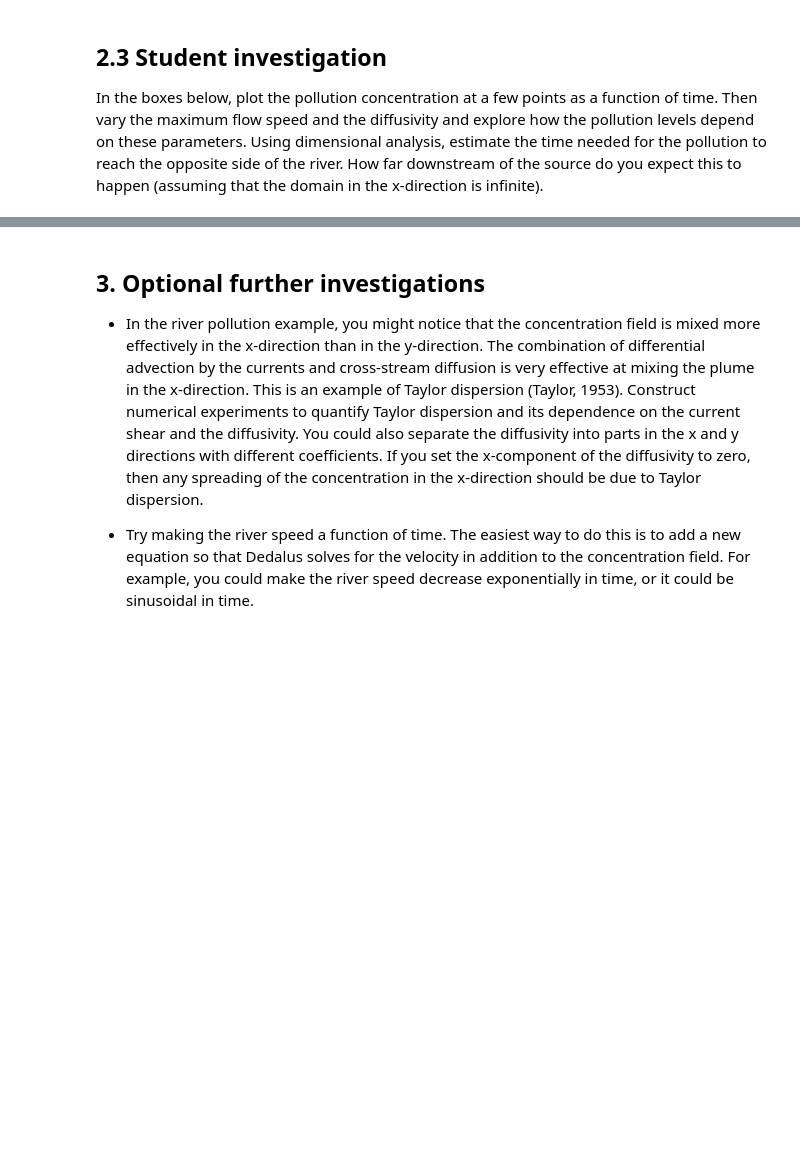
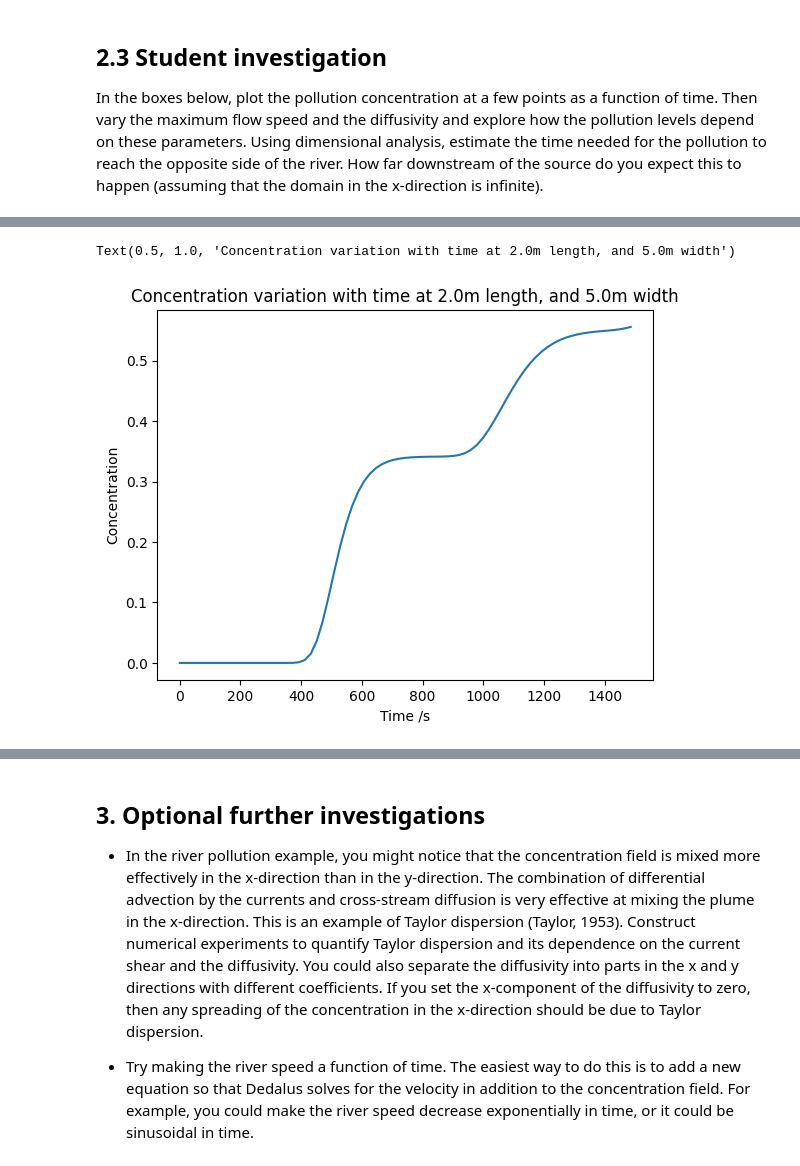
Before and after one commit to AnnabelHall/QCES_LNM, a Jupyter notebook: Project2_transport.ipynb, the cells around one changed output, grey strips where cells are left out. Cells and saved outputs as stored; diff of their text form; code cells hidden in the pictures; blank space fills up the shorter version.

```diff
--- a/Project2_transport.ipynb
+++ b/Project2_transport.ipynb
@@ -486,0 +511,15 @@ INSERT PLOTS AND COMMENTS HERE
+# %%
+x_bit = 10
+y_bit = 16
+length_bit = x_bit/256 * L
+width_bit = y_bit/32 * w
+
+plt.plot(t_save, c_save[:,x_bit,y_bit])
+plt.xlabel('Time /s')
+plt.ylabel('Concentration')
+
+title = f'Concentration variation with time at {round(length_bit,1)}m length, and {round(width_bit,1)}m width'
+plt.title(title)
+# %% [output]
+Text(0.5, 1.0, 'Concentration variation with time at 2.0m length, and 5.0m width')
+[figure, added]
```
Also changed, not shown: parts of 10 cells of this notebook.
